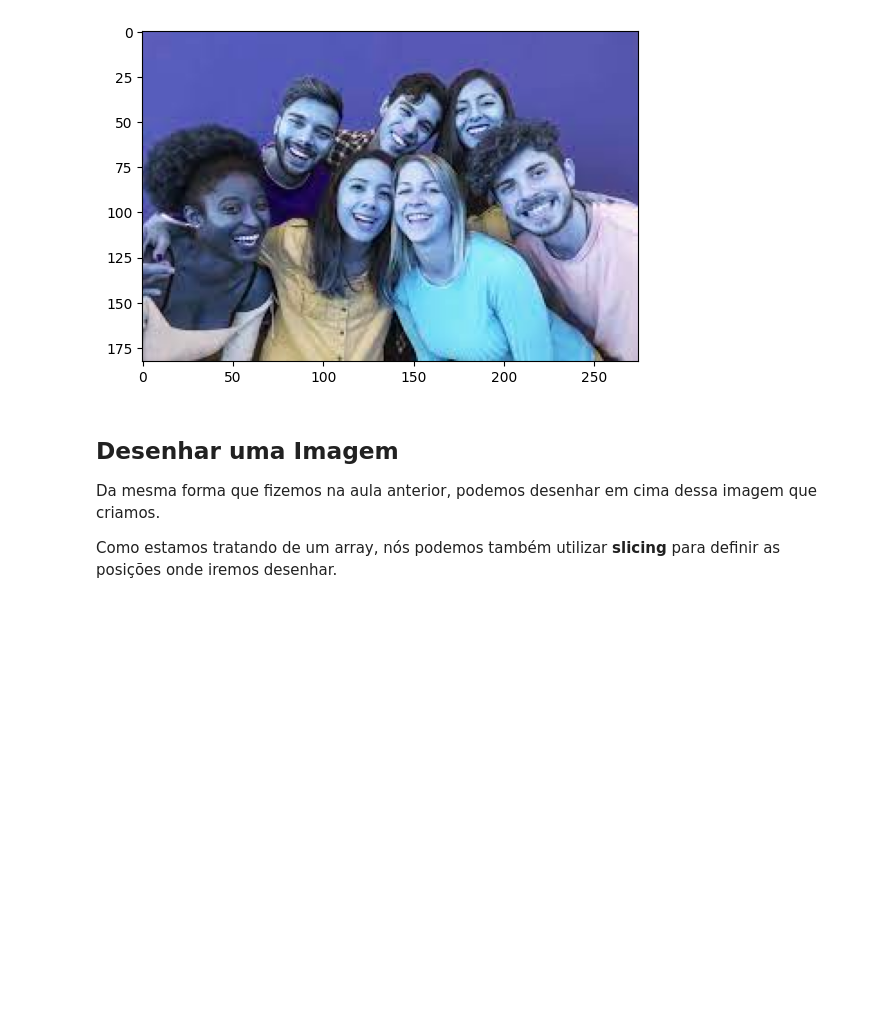
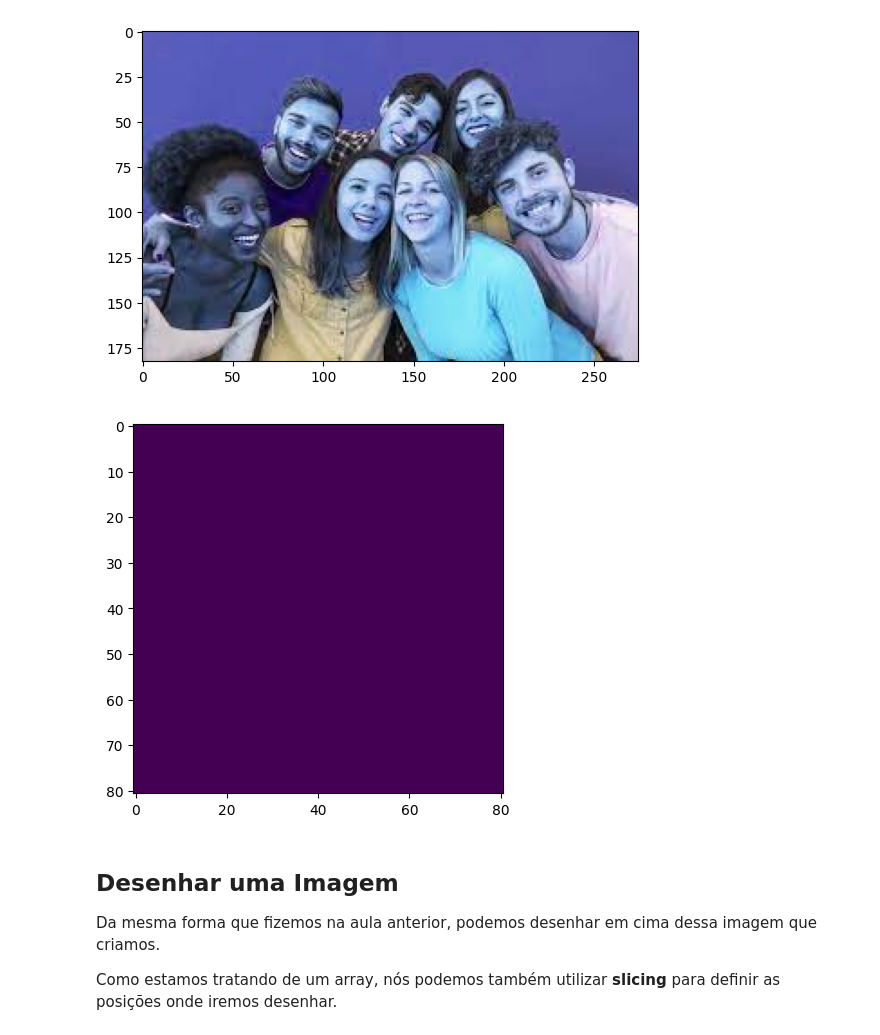
Before and after one commit to coutinhonobre/docker-jupyter-computer-vision, a Jupyter notebook: Aula03/Criando_e_Desenhando_em_Imagens.ipynb, the cells around one changed output. Saved outputs shown, nothing was run; the diff lists cells and outputs as text; code cells hidden in the pictures; blank space fills up the shorter version.

```diff
--- a/Aula03/Criando_e_Desenhando_em_Imagens.ipynb
+++ b/Aula03/Criando_e_Desenhando_em_Imagens.ipynb
@@ -96,8 +96,12 @@ plt.show()
 [figure]
 # %%
 # criar uma imagem
-carlos_image = np.zeros((81,81), dtype=np.uint8)
-cv2_imshow(carlos_image)
+igor_image = np.zeros((81,81), dtype=np.uint8)
+#cv2_imshow(igor_image)
+plt.imshow(igor_image)
+plt.show()
+# %% [output]
+[figure, added]
 # %% [markdown]
 ## Desenhar uma Imagem
 
```
Also changed, not shown: parts of 21 cells of this notebook, 3 other files.
